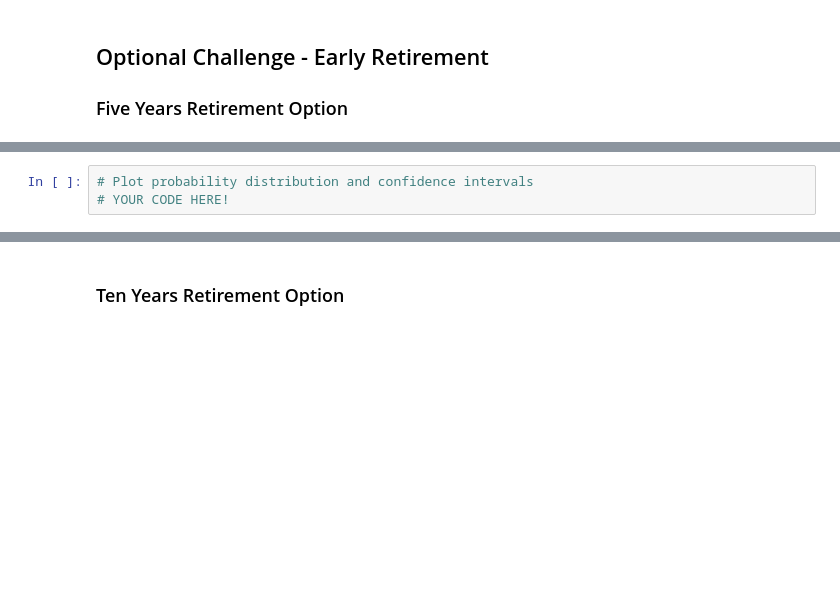
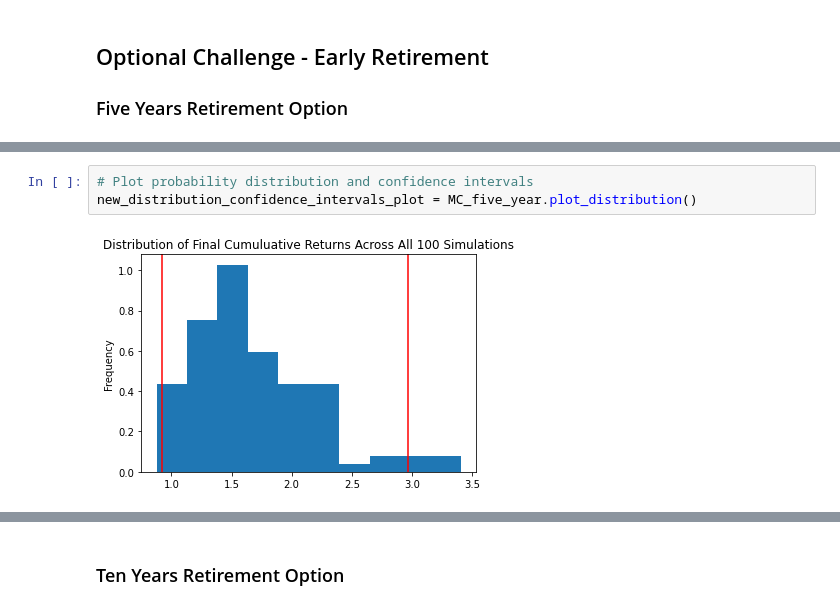
Before and after one commit to mmfsb/APIs_Homework, a Jupyter notebook: Starter_Code/financial-planner.ipynb, the cells around one changed output, grey strips where cells are left out. Drawn from its saved outputs; the diff is of its cells as text; blank space fills up the shorter version.

```diff
--- a/Starter_Code/financial-planner.ipynb
+++ b/Starter_Code/financial-planner.ipynb
@@ -386,5 +417,7 @@ There is a 95% chance that an initial investment of $30000.0 in the portfolio ov
 # %%
 # Plot probability distribution and confidence intervals
-# YOUR CODE HERE!
+new_distribution_confidence_intervals_plot = MC_five_year.plot_distribution()
+# %% [output]
+[figure, added]
 # %%
 # Fetch summary statistics from the Monte Carlo simulation results
```
Also changed, not shown: parts of 27 cells of this notebook.
